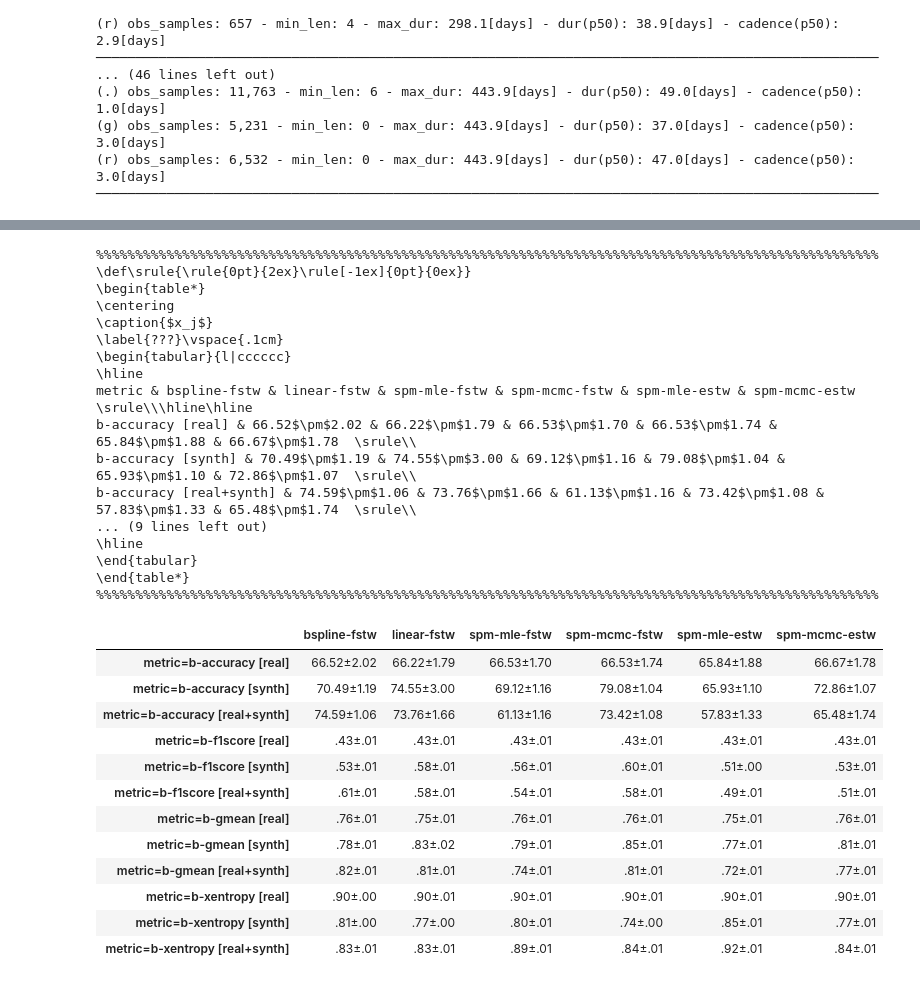
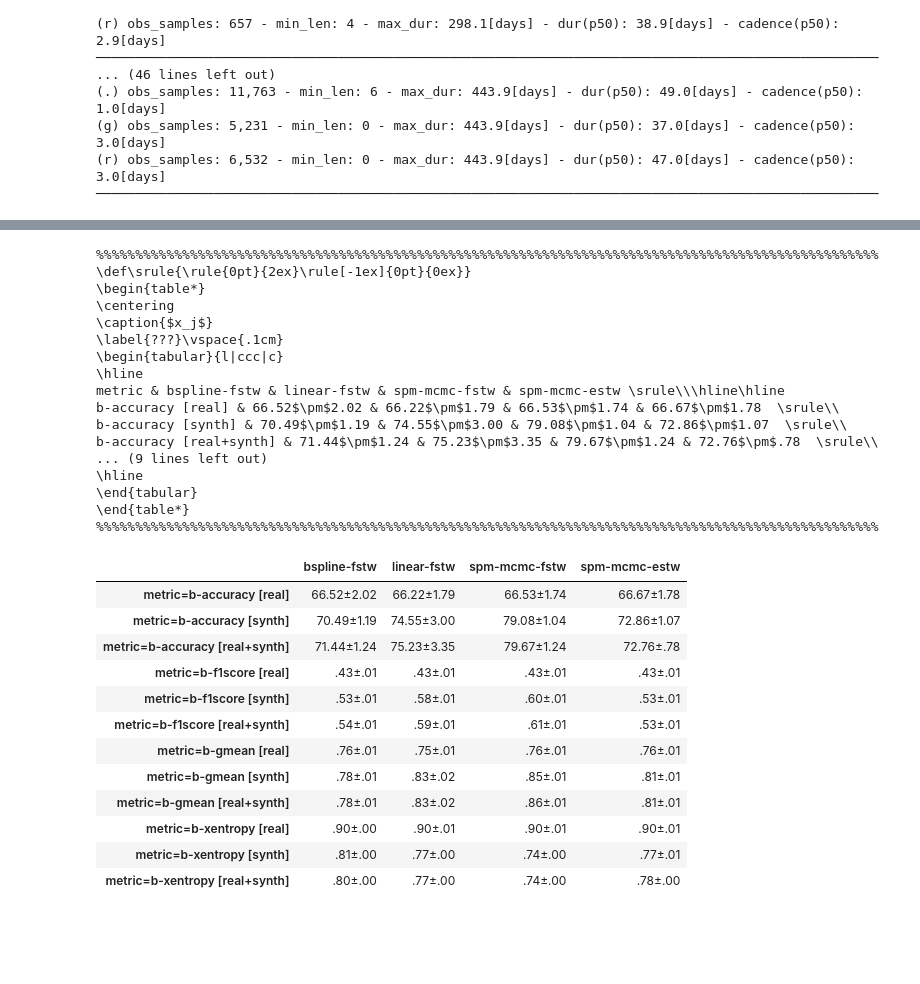
Before and after one commit to opimentel-github/astro-lightcurves-fats, a Jupyter notebook: experiments/random_forest.ipynb, the cells around one changed output, grey strips where cells are left out. Saved outputs shown, nothing was run; the diff lists cells and outputs as text; code cells hidden in the pictures; blank space fills up the shorter version.

Commit message:
ending mcmc for now

```diff
--- a/experiments/random_forest.ipynb
+++ b/experiments/random_forest.ipynb
@@ -136,6 +145,7 @@ from flamingchoripan.latex.latex_tables import LatexTable
 import pandas as pd
 
 methods = ['bspline-fstw', 'linear-fstw', 'spm-mle-fstw', 'spm-mcmc-fstw', 'spm-mle-estw', 'spm-mcmc-estw']
+methods = ['bspline-fstw', 'linear-fstw', 'spm-mcmc-fstw', 'spm-mcmc-estw']
 #methods = ['bspline-fstw', 'linear-fstw', 'spm-mle-fstw']
 #methods = ['linear-fstw', 'spm-mle-fstw']
 
@@ -162,7 +172,7 @@ for km,method in enumerate(methods):
             v = rf_results['metrics_dict'][metric]
             try:
                 info_dict[f'metric={metric} [real]'][method].append(v)
-            except:
+            except KeyError:
                 info_dict[f'metric={metric} [real]'][method] = [v]
 
         ### synth
@@ -176,7 +186,7 @@ for km,method in enumerate(methods):
             v = rf_results['metrics_dict'][metric]
             try:
                 info_dict[f'metric={metric} [synth]'][method].append(v)
-            except:
+            except KeyError:
                 info_dict[f'metric={metric} [synth]'][method] = [v]
 
         ### real+synth
@@ -190,7 +200,7 @@ for km,method in enumerate(methods):
             v = rf_results['metrics_dict'][metric]
             try:
                 info_dict[f'metric={metric} [real+synth]'][method].append(v)
-            except:
+            except KeyError:
                 info_dict[f'metric={metric} [real+synth]'][method] = [v]
 
     continue
@@ -202,7 +212,7 @@ for km,method in enumerate(methods):
     for metric in metrics:
         try:
             info_dict[f'metric={metric}']
-        except:
+        except KeyError:
             info_dict[f'metric={metric}'] = {}
         for id in range(0, max_model_ids):
             load_filedir = f'../save/results/{survey}/{new_cfilename}/{kf}@train_config=r-s/id={id}.res'
@@ -210,54 +220,55 @@ for km,method in enumerate(methods):
             v = rf_results[metric]
             try:
                 info_dict[f'metric={metric}'][method].append(v)
-            except:
+            except KeyError:
                 info_dict[f'metric={metric}'][method] = [v]
 
 info_df = pd.DataFrame.from_dict(info_dict, orient='index').reindex(list(info_dict.keys()))
 for c in info_df.columns:
     info_df[c].values[:] = [XError(v) if isinstance(v, list) else v for v in info_df[c].values[:]] # make xerror from list
 
 latex_kwargs = {
     'caption':'$x_j$',
     'label':'???',
     #'bold_criteriums':'max',
+    'custom_tabular_align':'l|'+'c'*sum([m.split('-')[-1]=='fstw' for m in methods])+'|'+'c'*sum([m.split('-')[-1]=='estw' for m in methods]),
     #'custom_tabular_align':'l|cc|cc|cc',
 }
 latex_table = LatexTable(info_df, **latex_kwargs)
 print(latex_table)
 info_df
-# % \multicolumn{2}{c}{63.09$\pm$2.81}
+# % \multicolumn{3}{c|}{63.09$\pm$2.81}
 # %% [output]
 %%%%%%%%%%%%%%%%%%%%%%%%%%%%%%%%%%%%%%%%%%%%%%%%%%%%%%%%%%%%%%%%%%%%%%%%%%%%%%%%%%%%%%%%%%%%%%%%%%%%
 \def\srule{\rule{0pt}{2ex}\rule[-1ex]{0pt}{0ex}}
 \begin{table*}
 \centering
 \caption{$x_j$}
 \label{???}\vspace{.1cm}
-\begin{tabular}{l|cccccc}
+\begin{tabular}{l|ccc|c}
 \hline
-metric & bspline-fstw & linear-fstw & spm-mle-fstw & spm-mcmc-fstw & spm-mle-estw & spm-mcmc-estw \srule\\\hline\hline
-b-accuracy [real] & 66.52$\pm$2.02 & 66.22$\pm$1.79 & 66.53$\pm$1.70 & 66.53$\pm$1.74 & 65.84$\pm$1.88 & 66.67$\pm$1.78  \srule\\
-b-accuracy [synth] & 70.49$\pm$1.19 & 74.55$\pm$3.00 & 69.12$\pm$1.16 & 79.08$\pm$1.04 & 65.93$\pm$1.10 & 72.86$\pm$1.07  \srule\\
-b-accuracy [real+synth] & 74.59$\pm$1.06 & 73.76$\pm$1.66 & 61.13$\pm$1.16 & 73.42$\pm$1.08 & 57.83$\pm$1.33 & 65.48$\pm$1.74  \srule\\
+metric & bspline-fstw & linear-fstw & spm-mcmc-fstw & spm-mcmc-estw \srule\\\hline\hline
+b-accuracy [real] & 66.52$\pm$2.02 & 66.22$\pm$1.79 & 66.53$\pm$1.74 & 66.67$\pm$1.78  \srule\\
+b-accuracy [synth] & 70.49$\pm$1.19 & 74.55$\pm$3.00 & 79.08$\pm$1.04 & 72.86$\pm$1.07  \srule\\
+b-accuracy [real+synth] & 71.44$\pm$1.24 & 75.23$\pm$3.35 & 79.67$\pm$1.24 & 72.76$\pm$.78  \srule\\
 ... (9 lines left out)
 \hline
 \end{tabular}
 \end{table*}
 %%%%%%%%%%%%%%%%%%%%%%%%%%%%%%%%%%%%%%%%%%%%%%%%%%%%%%%%%%%%%%%%%%%%%%%%%%%%%%%%%%%%%%%%%%%%%%%%%%%%
-|  | bspline-fstw | linear-fstw | spm-mle-fstw | spm-mcmc-fstw | spm-mle-estw | spm-mcmc-estw |
-| metric=b-accuracy [real] | 66.52±2.02 | 66.22±1.79 | 66.53±1.70 | 66.53±1.74 | 65.84±1.88 | 66.67±1.78 |
-| metric=b-accuracy [synth] | 70.49±1.19 | 74.55±3.00 | 69.12±1.16 | 79.08±1.04 | 65.93±1.10 | 72.86±1.07 |
-| metric=b-accuracy [real+synth] | 74.59±1.06 | 73.76±1.66 | 61.13±1.16 | 73.42±1.08 | 57.83±1.33 | 65.48±1.74 |
-| metric=b-f1score [real] | .43±.01 | .43±.01 | .43±.01 | .43±.01 | .43±.01 | .43±.01 |
-| metric=b-f1score [synth] | .53±.01 | .58±.01 | .56±.01 | .60±.01 | .51±.00 | .53±.01 |
-| metric=b-f1score [real+synth] | .61±.01 | .58±.01 | .54±.01 | .58±.01 | .49±.01 | .51±.01 |
-| metric=b-gmean [real] | .76±.01 | .75±.01 | .76±.01 | .76±.01 | .75±.01 | .76±.01 |
-| metric=b-gmean [synth] | .78±.01 | .83±.02 | .79±.01 | .85±.01 | .77±.01 | .81±.01 |
-| metric=b-gmean [real+synth] | .82±.01 | .81±.01 | .74±.01 | .81±.01 | .72±.01 | .77±.01 |
-| metric=b-xentropy [real] | .90±.00 | .90±.01 | .90±.01 | .90±.01 | .90±.01 | .90±.01 |
-| metric=b-xentropy [synth] | .81±.00 | .77±.00 | .80±.01 | .74±.00 | .85±.01 | .77±.01 |
-| metric=b-xentropy [real+synth] | .83±.01 | .83±.01 | .89±.01 | .84±.01 | .92±.01 | .84±.01 |
+|  | bspline-fstw | linear-fstw | spm-mcmc-fstw | spm-mcmc-estw |
+| metric=b-accuracy [real] | 66.52±2.02 | 66.22±1.79 | 66.53±1.74 | 66.67±1.78 |
+| metric=b-accuracy [synth] | 70.49±1.19 | 74.55±3.00 | 79.08±1.04 | 72.86±1.07 |
+| metric=b-accuracy [real+synth] | 71.44±1.24 | 75.23±3.35 | 79.67±1.24 | 72.76±.78 |
+| metric=b-f1score [real] | .43±.01 | .43±.01 | .43±.01 | .43±.01 |
+| metric=b-f1score [synth] | .53±.01 | .58±.01 | .60±.01 | .53±.01 |
+| metric=b-f1score [real+synth] | .54±.01 | .59±.01 | .61±.01 | .53±.01 |
+| metric=b-gmean [real] | .76±.01 | .75±.01 | .76±.01 | .76±.01 |
+| metric=b-gmean [synth] | .78±.01 | .83±.02 | .85±.01 | .81±.01 |
+| metric=b-gmean [real+synth] | .78±.01 | .83±.02 | .86±.01 | .81±.01 |
+| metric=b-xentropy [real] | .90±.00 | .90±.01 | .90±.01 | .90±.01 |
+| metric=b-xentropy [synth] | .81±.00 | .77±.00 | .74±.00 | .77±.01 |
+| metric=b-xentropy [real+synth] | .80±.00 | .77±.00 | .74±.00 | .78±.00 |
 # %%
 %load_ext autoreload
 %autoreload 2
```
Also changed, not shown: parts of 2 cells of this notebook.
